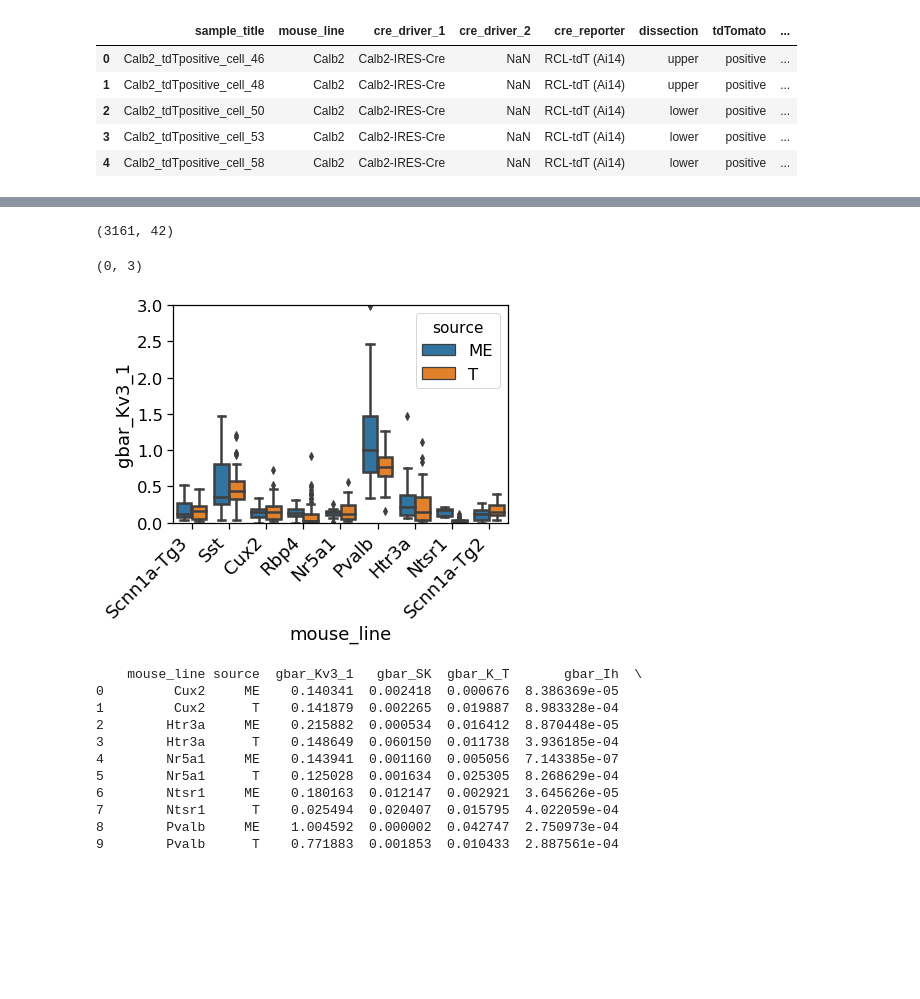
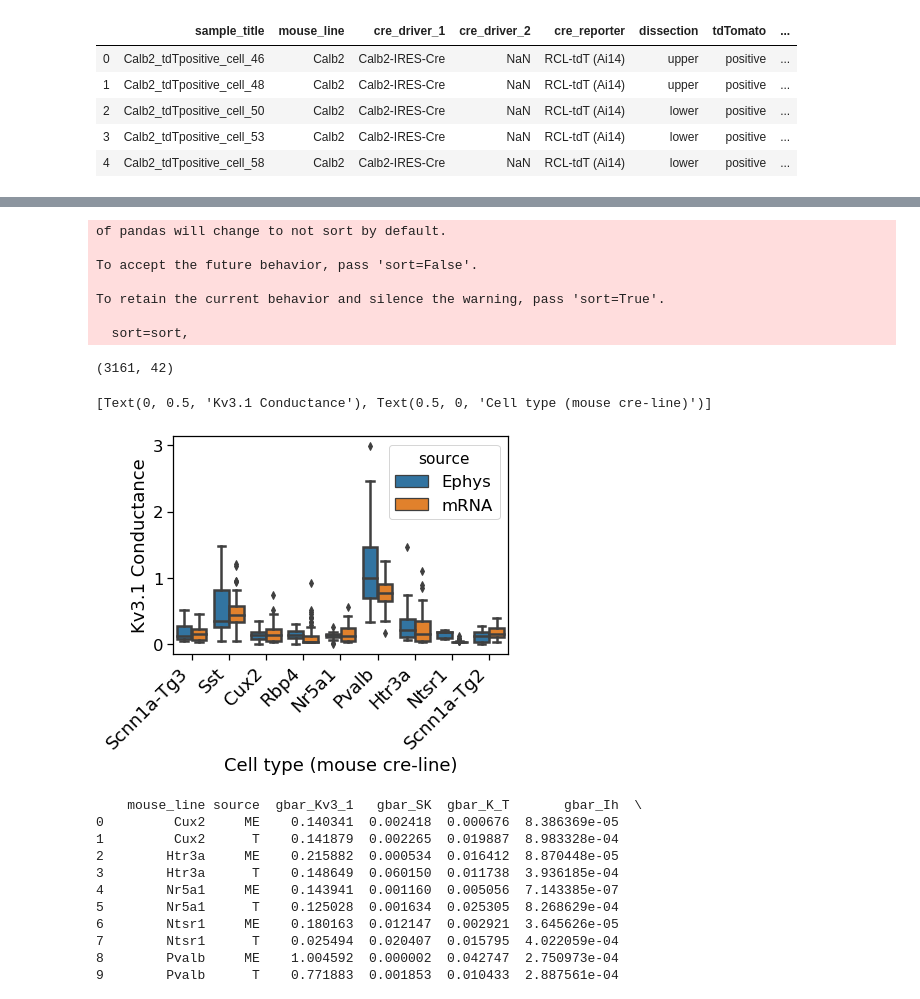
Before and after one commit to allen19981/Conductance_Parameter, a Jupyter notebook: Predictive_comparison_new.ipynb, the cells around one changed output, grey strips where cells are left out. Drawn from its saved outputs; the diff is of its cells as text; code cells hidden in the pictures; blank space fills up the shorter version.

```diff
--- a/Predictive_comparison_new.ipynb
+++ b/Predictive_comparison_new.ipynb
@@ -473,7 +470,7 @@ df.head()
 all_cell_features_annotated = all_features_cell_type.merge(cre_line_metadata, left_on = 'cell_type', right_on = 'cre_line', how = 'left')
 all_cell_features_annotated.head()
 all_cell_features_annotated.rename(columns = {'subclass' : 'mouse_line' }, inplace=True)
-all_cell_features_annotated['source'] = 'ME'
+all_cell_features_annotated['source'] = 'Ephys'
 
 all_cell_features_annotated['mouse_line']
 
@@ -492,7 +489,7 @@ all_cell_features_annotated.head()
 # %%
 new_df = tasic2016_meta.merge(df, left_on = 'sample_title', right_index = True)
 #new_df.loc[new_df['mouse_line'] == 'Pvalb']
-new_df['source'] = 'T'
+new_df['source'] = 'mRNA'
 new_df.head()
 # %% [output]
 |  | sample_title | mouse_line | cre_driver_1 | cre_driver_2 | cre_reporter | dissection | tdTomato | ... |
@@ -519,6 +516,14 @@ new_df_filt = new_df.loc[(new_df['tdTomato'] == 'positive') &
 # bind rows of ME and T dfs
 new_new_df = all_cell_features_annotated.append(new_df_filt)
 #new_new_df.loc[new_df['mouse_line'] == 'Rbp4']['gbar_Kv3_1']
+# %% [output]
+of pandas will change to not sort by default.
+
+To accept the future behavior, pass 'sort=False'.
+
+To retain the current behavior and silence the warning, pass 'sort=True'.
+
+  sort=sort,
 # %%
 new_new_df.shape
 # %% [output]
@@ -526,21 +531,22 @@ new_new_df.shape
 # %%
 cond = "gbar_Kv3_1"
 ax = sns.boxplot(x="mouse_line", y=cond, hue = 'source', data=new_new_df)
 
 
 ax.set_xticklabels(
     ax.get_xticklabels(),
     rotation=45,
     horizontalalignment='right',
     fontweight='light',
     fontsize='medium'
 
 )
+ax.set(xlabel='Cell type (mouse cre-line)', ylabel='Kv3.1 Conductance')
 #ax.set(yscale = "log")
-ax.set_ylim([0, 3])
+# ax.set_ylim([0, 3])
 # %% [output]
-(0, 3)
+[Text(0, 0.5, 'Kv3.1 Conductance'), Text(0.5, 0, 'Cell type (mouse cre-line)')]
-[figure, old version]
+[figure, new version]
 # %%
 def abline(slope, intercept):
     """Plot a line from slope and intercept"""
```
Also changed, not shown: parts of 4 cells of this notebook, 2 other files.
